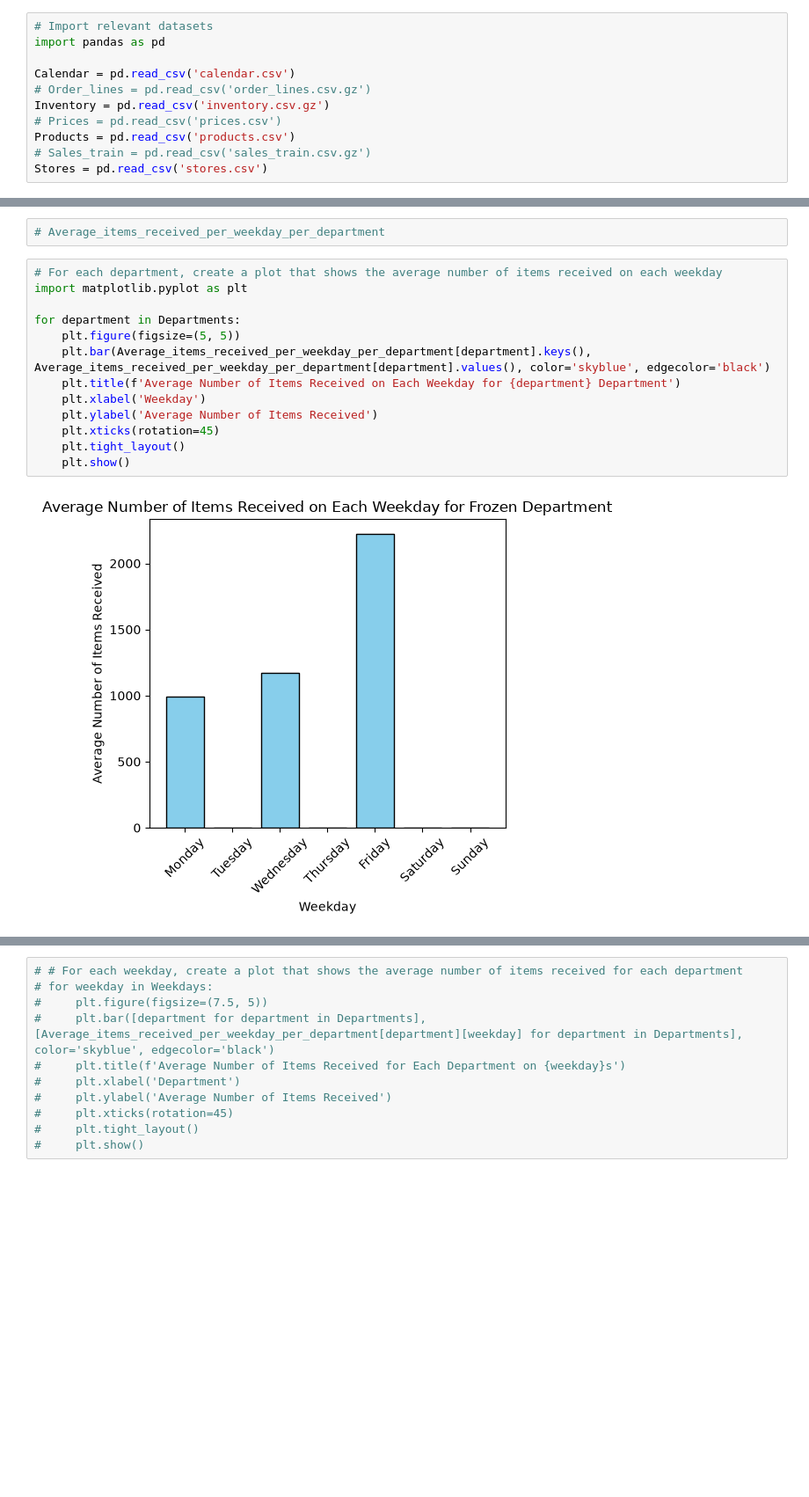
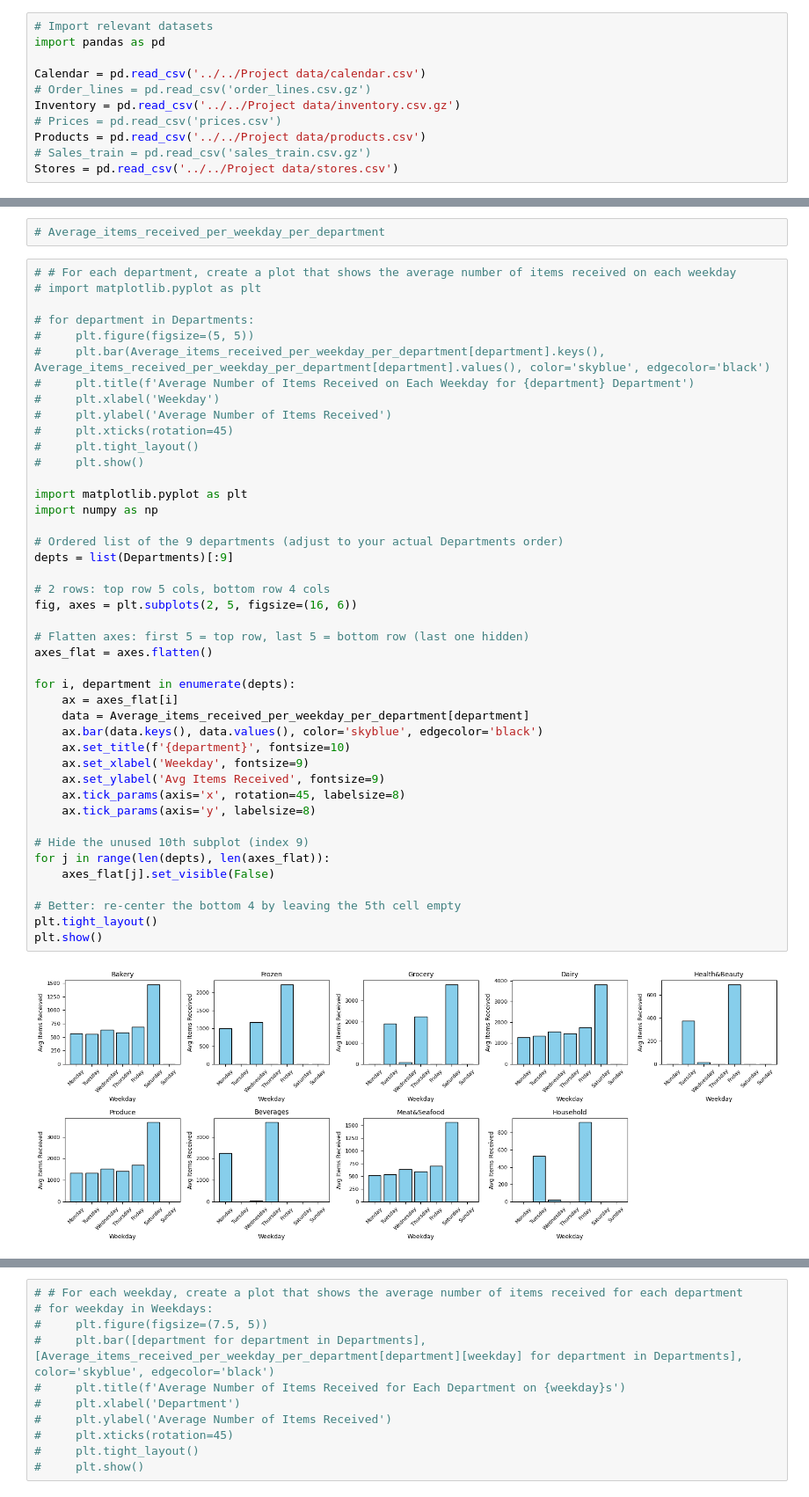
Before and after one commit to Austin-cool/The-Supply-Chain-Paradox, a Jupyter notebook: R4-Exploration/Question 1/Initial_Data_Analysis.ipynb, the cells around one changed output, grey strips where cells are left out. Shown at 88% size. Saved outputs shown, nothing was run; the diff lists cells and outputs as text; blank space fills up the shorter version.

```diff
--- a/R4-Exploration/Question 1/Initial_Data_Analysis.ipynb
+++ b/R4-Exploration/Question 1/Initial_Data_Analysis.ipynb
@@ -17,13 +17,13 @@
 # Import relevant datasets
 import pandas as pd
 
-Calendar = pd.read_csv('calendar.csv')
+Calendar = pd.read_csv('../../Project data/calendar.csv')
 # Order_lines = pd.read_csv('order_lines.csv.gz')
-Inventory = pd.read_csv('inventory.csv.gz')
+Inventory = pd.read_csv('../../Project data/inventory.csv.gz')
 # Prices = pd.read_csv('prices.csv')
-Products = pd.read_csv('products.csv')
+Products = pd.read_csv('../../Project data/products.csv')
 # Sales_train = pd.read_csv('sales_train.csv.gz')
-Stores = pd.read_csv('stores.csv')
+Stores = pd.read_csv('../../Project data/stores.csv')
 # %%
 # Create a list with the item ids
 item_ids = [i for i in Products['item_id']]
@@ -199,17 +215,47 @@ for department in Departments:
 # %%
 # Average_items_received_per_weekday_per_department
 # %%
-# For each department, create a plot that shows the average number of items received on each weekday
+# # For each department, create a plot that shows the average number of items received on each weekday
+# import matplotlib.pyplot as plt
+
+# for department in Departments:
+#     plt.figure(figsize=(5, 5))
+#     plt.bar(Average_items_received_per_weekday_per_department[department].keys(), Average_items_received_per_weekday_per_department[department].values(), color='skyblue', edgecolor='black')
+#     plt.title(f'Average Number of Items Received on Each Weekday for {department} Department')
+#     plt.xlabel('Weekday')
+#     plt.ylabel('Average Number of Items Received')
+#     plt.xticks(rotation=45)
+#     plt.tight_layout()
+#     plt.show()
+
 import matplotlib.pyplot as plt
+import numpy as np
 
-for department in Departments:
-    plt.figure(figsize=(5, 5))
-    plt.bar(Average_items_received_per_weekday_per_department[department].keys(), Average_items_received_per_weekday_per_department[department].values(), color='skyblue', edgecolor='black')
-    plt.title(f'Average Number of Items Received on Each Weekday for {department} Department')
-    plt.xlabel('Weekday')
-    plt.ylabel('Average Number of Items Received')
-    plt.xticks(rotation=45)
-    plt.tight_layout()
-    plt.show()
+# Ordered list of the 9 departments (adjust to your actual Departments order)
+depts = list(Departments)[:9]
+
+# 2 rows: top row 5 cols, bottom row 4 cols
+fig, axes = plt.subplots(2, 5, figsize=(16, 6))
+
+# Flatten axes: first 5 = top row, last 5 = bottom row (last one hidden)
+axes_flat = axes.flatten()
+
+for i, department in enumerate(depts):
+    ax = axes_flat[i]
+    data = Average_items_received_per_weekday_per_department[department]
+    ax.bar(data.keys(), data.values(), color='skyblue', edgecolor='black')
+    ax.set_title(f'{department}', fontsize=10)
+    ax.set_xlabel('Weekday', fontsize=9)
+    ax.set_ylabel('Avg Items Received', fontsize=9)
+    ax.tick_params(axis='x', rotation=45, labelsize=8)
+    ax.tick_params(axis='y', labelsize=8)
+
+# Hide the unused 10th subplot (index 9)
+for j in range(len(depts), len(axes_flat)):
+    axes_flat[j].set_visible(False)
+
+# Better: re-center the bottom 4 by leaving the 5th cell empty
+plt.tight_layout()
+plt.show()
 # %% [output]
-[figure, old version]
+[figure, new version]
```
Also changed, not shown: parts of 4 cells of this notebook, 2 other files.
